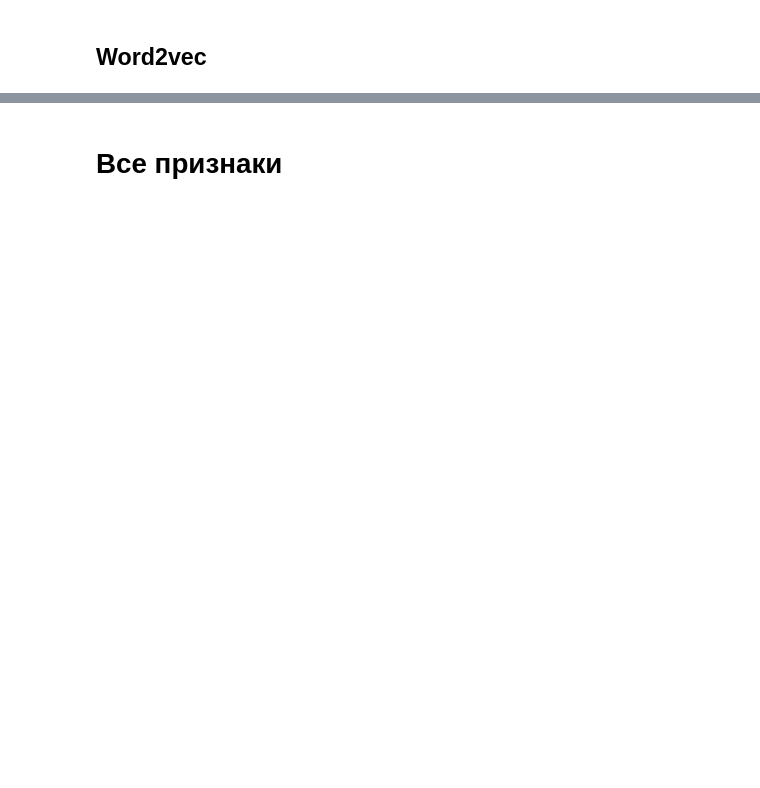
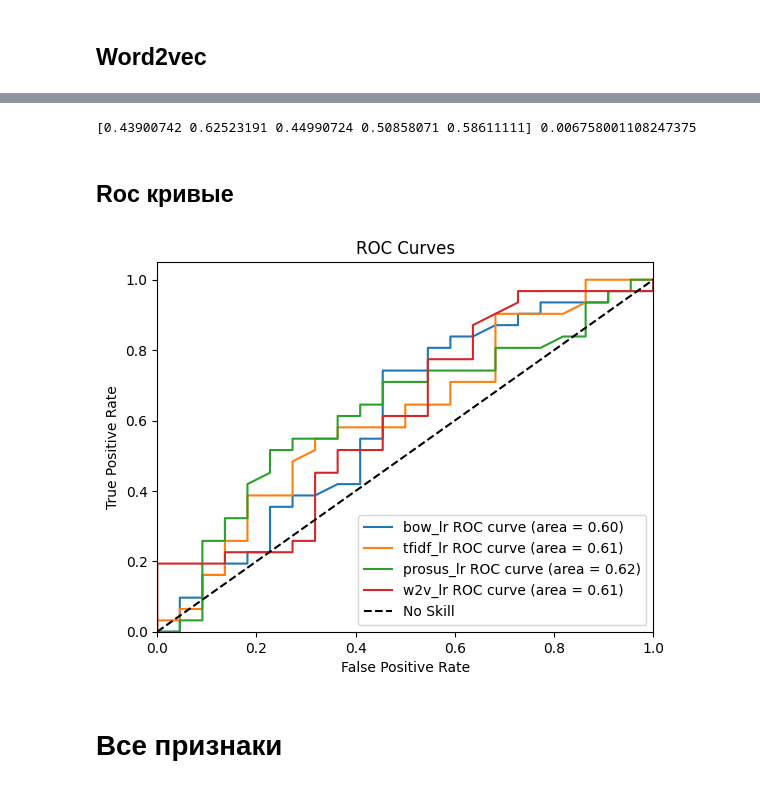
Before and after one commit to vasilyryabtsev/futures-price-prediction, a Jupyter notebook: twitter/ML_methods.ipynb, the cells around one changed output, grey strips where cells are left out. Saved outputs shown, nothing was run; the diff lists cells and outputs as text; code cells hidden in the pictures; blank space fills up the shorter version.

Commit message:
fix, add plot

```diff
--- a/twitter/ML_methods.ipynb
+++ b/twitter/ML_methods.ipynb
@@ -39,6 +41,23 @@ df.shape
 Xtrain, Xtest, ytrain, ytest = train_test_split(df['text'], df['1_day_after'], test_size=0.1, random_state=RANDOM_STATE)
 # %% [markdown]
 # Текстовые признаки
+# %%
+curves = {}
+
+def add_curve(model, name):
+    fpr, tpr, thresholds = roc_curve(ytest, model.predict_proba(Xtest)[:, 1])
+    roc_auc = auc(fpr, tpr)
+
+    curves[name] = {'fpr': fpr,
+                        'tpr': tpr,
+                        'thresholds': thresholds,
+                        'roc_auc': roc_auc}
+
+def print_metrics(model):
+    print(f'ROC-AUC train: {roc_auc_score(ytrain, model.predict_proba(Xtrain)[:, 1])}')
+    print(f'ROC-AUC test: {roc_auc_score(ytest, model.predict_proba(Xtest)[:, 1])}')
+    print('Classification report for test:')
+    print(classification_report(ytest, model.predict(Xtest)))
 # %% [markdown]
 ## Bag Of Words
 # %%
@@ -356,12 +323,0 @@ X_train.head()
-# %%
-IdxTrain = []
-
-for ix, row in X_train.iterrows():
-    if not isinstance(row['vectors'],np.ndarray):
-        IdxTrain.append(ix)
-
-IdxTest = []
-
-for ix, row in X_test.iterrows():
-    if not isinstance(row['vectors'],np.ndarray):
-        IdxTest.append(ix)
@@ -393,2 +440,25 @@ print('roc-auc (train, test):', roc_auc_score(y_train, pred_train), roc_auc_scor
+# %%
+score = cross_val_score(w2v_lr, Xtrain, ytrain, scoring='roc_auc', cv=5, n_jobs=-1)
+print(score, np.var(score, ddof=1))
+# %% [output]
+[0.43900742 0.62523191 0.44990724 0.50858071 0.58611111] 0.006758001108247375
+# %% [markdown]
+## Roc кривые
+# %%
+plt.figure()
+
+for model in curves:
+    curve = curves[model]
+    plt.plot(curve['fpr'], curve['tpr'], label=f"{model} ROC curve (area = {curve['roc_auc']:0.2f})")
+plt.plot([0, 1], [0, 1], 'k--', label='No Skill')
+plt.xlim([0.0, 1.0])
+plt.ylim([0.0, 1.05])
+plt.xlabel('False Positive Rate')
+plt.ylabel('True Positive Rate')
+plt.title('ROC Curves')
+plt.legend()
+plt.show()
+# %% [output]
+[figure, added]
 # %% [markdown]
 # Все признаки
```
Also changed, not shown: parts of 40 cells of this notebook.
